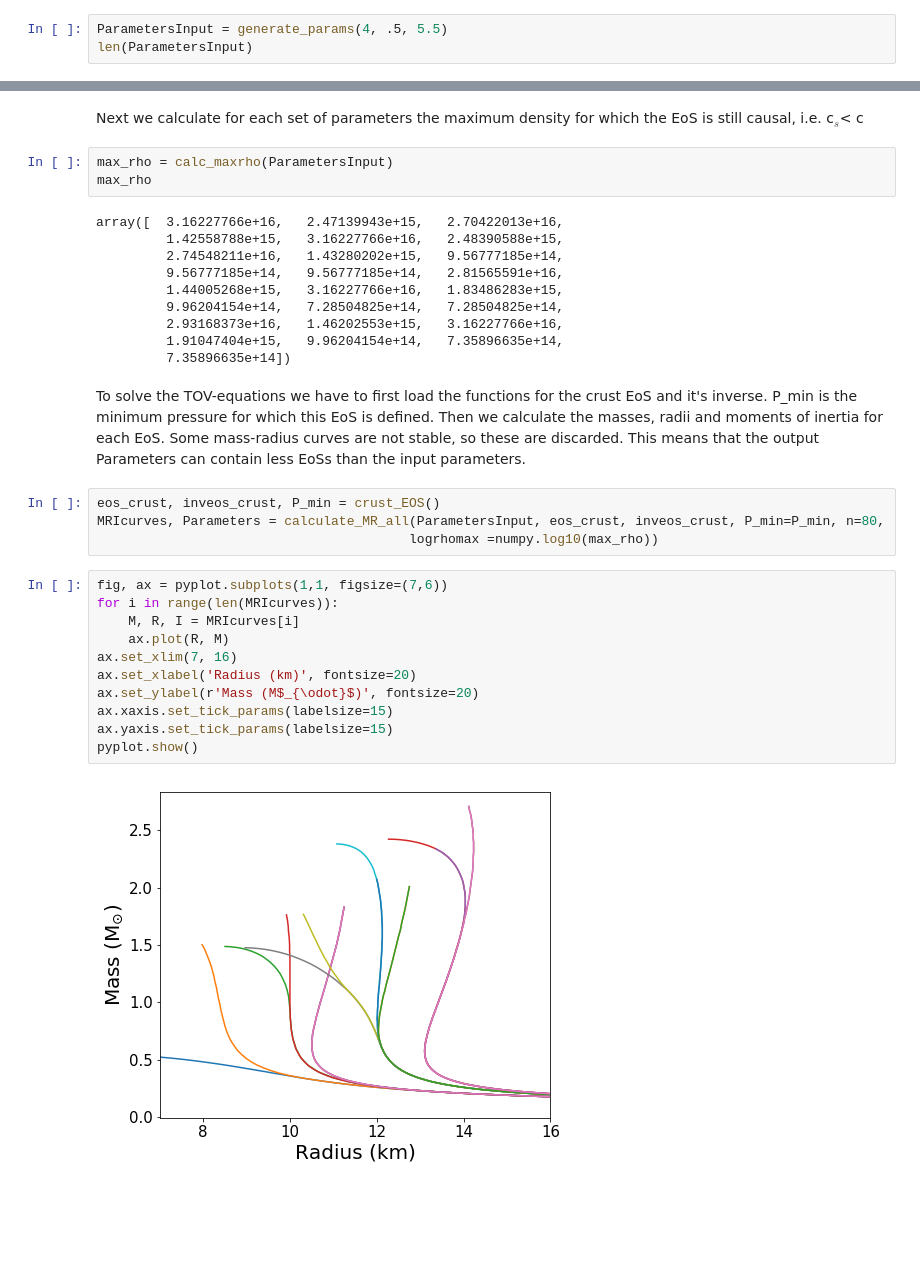
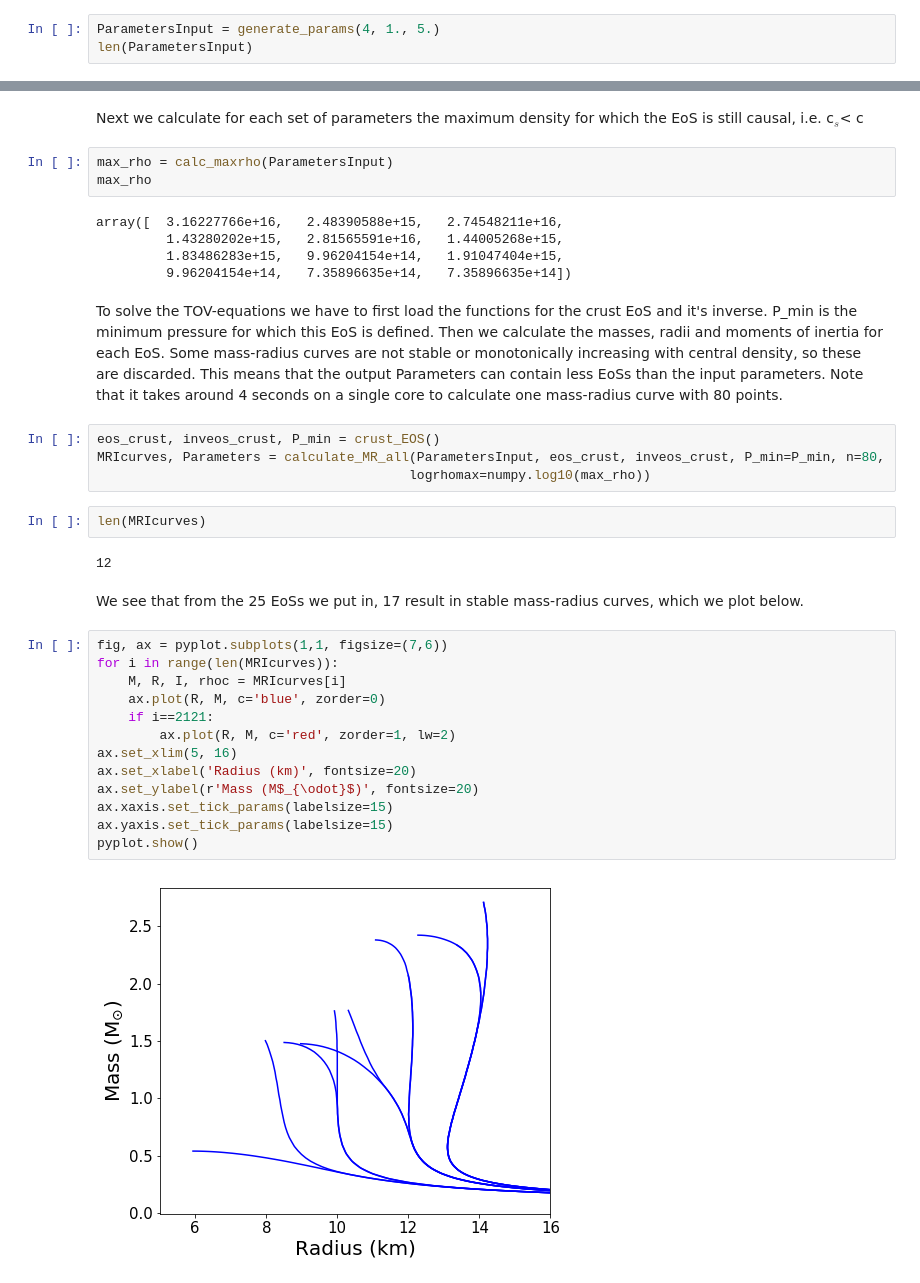
Before and after one commit to geert-raaijmakers/MORSE, a Jupyter notebook: Example.ipynb, the cells around one changed output, grey strips where cells are left out. Saved outputs shown, nothing was run; the diff lists cells and outputs as text; blank space fills up the shorter version.

```diff
--- a/Example.ipynb
+++ b/Example.ipynb
@@ -17,6 +21,6 @@ First we create the input parameters, for each EoS we have three parameters sett
 densities, with a piecewise polytrope in between. Here we choose the mininum and maximum polytropic index
 that is allowed to be 0.5 and 5.5 respectively and the number of points for each parameter to be 4.
 # %%
-ParametersInput = generate_params(4, .5, 5.5)
+ParametersInput = generate_params(4, 1., 5.)
 len(ParametersInput)
 # %% [output]
@@ -27,33 +31,36 @@ Next we calculate for each set of parameters the maximum density for which the E
 max_rho = calc_maxrho(ParametersInput)
 max_rho
 # %% [output]
-array([  3.16227766e+16,   2.47139943e+15,   2.70422013e+16,
-         1.42558788e+15,   3.16227766e+16,   2.48390588e+15,
-         2.74548211e+16,   1.43280202e+15,   9.56777185e+14,
-         9.56777185e+14,   9.56777185e+14,   2.81565591e+16,
-         1.44005268e+15,   3.16227766e+16,   1.83486283e+15,
-         9.96204154e+14,   7.28504825e+14,   7.28504825e+14,
-         2.93168373e+16,   1.46202553e+15,   3.16227766e+16,
-         1.91047404e+15,   9.96204154e+14,   7.35896635e+14,
-         7.35896635e+14])
+array([  3.16227766e+16,   2.48390588e+15,   2.74548211e+16,
+         1.43280202e+15,   2.81565591e+16,   1.44005268e+15,
+         1.83486283e+15,   9.96204154e+14,   1.91047404e+15,
+         9.96204154e+14,   7.35896635e+14,   7.35896635e+14])
 # %% [markdown]
 To solve the TOV-equations we have to first load the functions for the crust EoS and it's inverse. P_min is the minimum pressure for which this EoS is defined. Then we calculate the masses, radii and moments of inertia for each EoS. Some mass-radius curves
-are not stable, so these are discarded. This means that the output Parameters can contain less EoSs than the
-input parameters.
+are not stable or monotonically increasing with central density, so these are discarded. This means that the output Parameters can contain less EoSs than the
+input parameters. Note that it takes around 4 seconds on a single core to calculate one mass-radius curve with 80 points.
 # %%
 eos_crust, inveos_crust, P_min = crust_EOS()
 MRIcurves, Parameters = calculate_MR_all(ParametersInput, eos_crust, inveos_crust, P_min=P_min, n=80,
-                                        logrhomax =numpy.log10(max_rho))
+                                        logrhomax=numpy.log10(max_rho))
+# %%
+len(MRIcurves)
+# %% [output]
+12
+# %% [markdown]
+We see that from the 25 EoSs we put in, 17 result in stable mass-radius curves, which we plot below.
 # %%
 fig, ax = pyplot.subplots(1,1, figsize=(7,6))
 for i in range(len(MRIcurves)):
-    M, R, I = MRIcurves[i]
-    ax.plot(R, M)
-ax.set_xlim(7, 16)
+    M, R, I, rhoc = MRIcurves[i]
+    ax.plot(R, M, c='blue', zorder=0)
+    if i==2121:
+        ax.plot(R, M, c='red', zorder=1, lw=2)
+ax.set_xlim(5, 16)
 ax.set_xlabel('Radius (km)', fontsize=20)
 ax.set_ylabel(r'Mass (M$_{\odot}$)', fontsize=20)
 ax.xaxis.set_tick_params(labelsize=15)
 ax.yaxis.set_tick_params(labelsize=15)
 pyplot.show()
 # %% [output]
-[figure, old version]
+[figure, new version]
```
Also changed, not shown: parts of 12 cells of this notebook, 3 other files.
